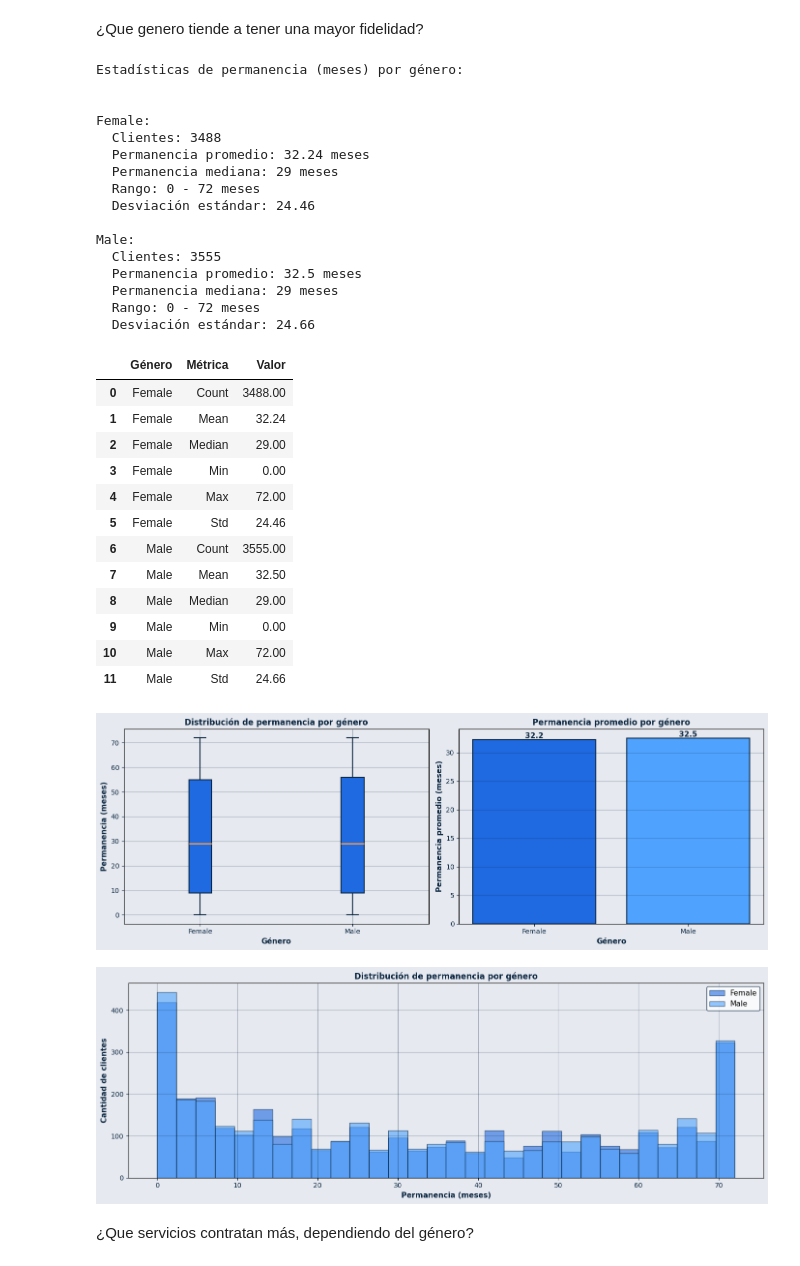
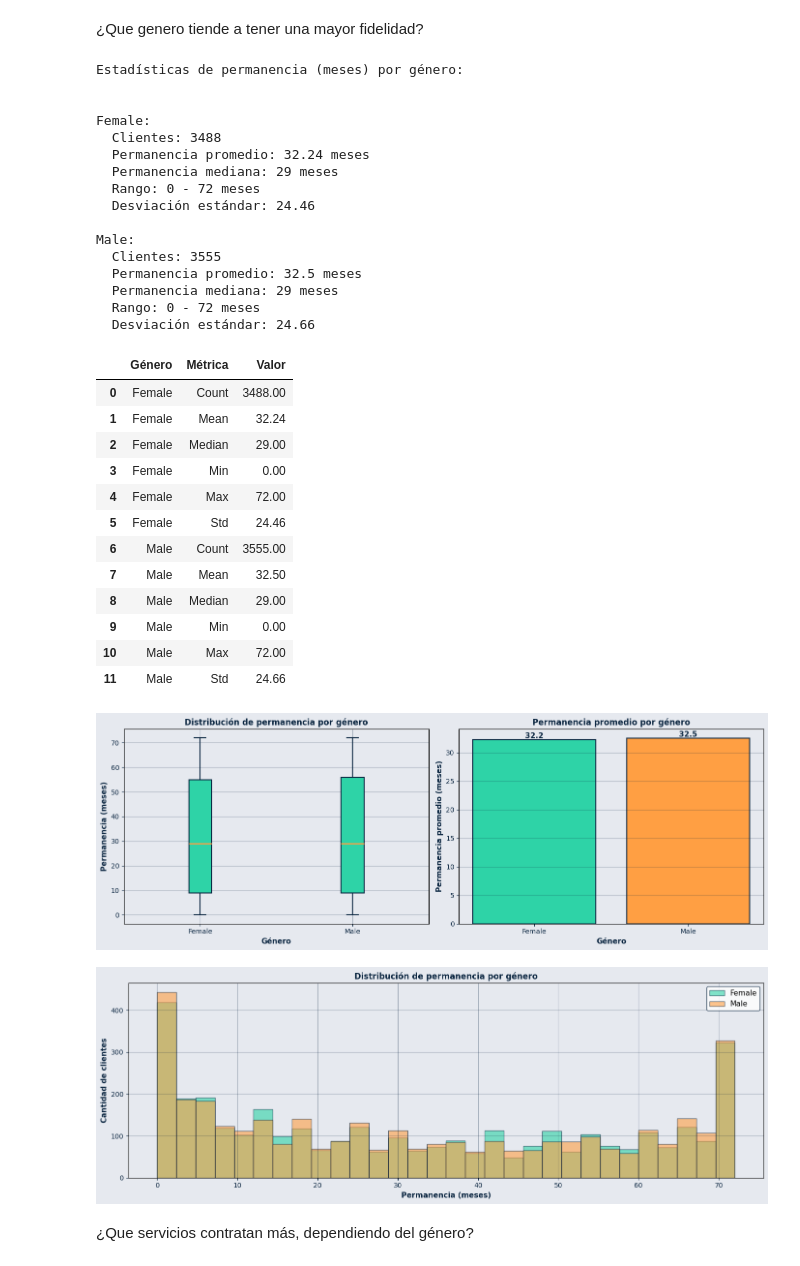
Before and after one commit to paranedagarcia/MLcompleto, a Jupyter notebook: notebooks/EDA.ipynb, the cells around one changed output. Drawn from its saved outputs; the diff is of its cells as text; code cells hidden in the pictures.

```diff
--- a/notebooks/EDA.ipynb
+++ b/notebooks/EDA.ipynb
@@ -248,7 +390,7 @@ conteo_genero = df_copy['gender'].value_counts()
 
 # Gráfica de barras
 plt.figure(figsize=(12,6), facecolor=FONDO)
-ax = conteo_genero.plot(kind='bar', color=[PRINCIPAL, SECUNDARIO], edgecolor=TITULO, linewidth=2)
+ax = conteo_genero.plot(kind='bar', color=[POSITIVO, NEGATIVO], edgecolor=TITULO, linewidth=2)
 ax.set_facecolor(FONDO)
 
 plt.title('Conteo por género', fontsize=14, fontweight='bold', color=TITULO)
@@ -392,7 +534,7 @@ else:
     plot_data = summary_with_all.reset_index()
     plt.figure(figsize=(12,6), facecolor=FONDO)
     # Usar colores Telecom Moderna: servicios individuales en azul, todos en verde
-    bar_colors = [PRINCIPAL]*len(summary) + [POSITIVO]
+    bar_colors = [NEGATIVO]*len(summary) + [POSITIVO]
     ax = sns.barplot(x='index', y='Yes_count', data=plot_data, palette=bar_colors,
                      edgecolor=TITULO, linewidth=1.5)
     ax.set_facecolor(FONDO)
@@ -475,7 +617,7 @@ for ax in axes:
 # Box plot
 tenure_by_gender = [df[df['gender'] == genre]['tenure'].astype(int) for genre in generos]
 bp = axes[0].boxplot(tenure_by_gender, labels=generos, patch_artist=True,
-                      boxprops=dict(facecolor=PRINCIPAL, edgecolor=TITULO, linewidth=1.5),
+                      boxprops=dict(facecolor=POSITIVO, edgecolor=TITULO, linewidth=1.5),
                       medianprops=dict(color=NEGATIVO, linewidth=2),
                       whiskerprops=dict(color=TITULO, linewidth=1.5),
                       capprops=dict(color=TITULO, linewidth=1.5))
@@ -487,7 +629,7 @@ axes[0].tick_params(colors=TITULO)
 
 # Barras con promedio
 means = [tenure_stats[genre]['Mean'] for genre in generos]
-colors_bar = [PRINCIPAL, SECUNDARIO]
+colors_bar = [POSITIVO, NEGATIVO]
 bars = axes[1].bar(generos, means, color=colors_bar, edgecolor=TITULO, linewidth=1.5)
 axes[1].set_ylabel('Permanencia promedio (meses)', fontsize=11, color=TITULO, fontweight='bold')
 axes[1].set_xlabel('Género', fontsize=11, color=TITULO, fontweight='bold')
@@ -508,7 +650,7 @@ plt.show()
 plt.figure(figsize=(14, 5), facecolor=FONDO)
 ax = plt.gca()
 ax.set_facecolor(FONDO)
-for genre, color in zip(generos, [PRINCIPAL, SECUNDARIO]):
+for genre, color in zip(generos, [POSITIVO, NEGATIVO]):
     tenure_data = df[df['gender'] == genre]['tenure'].astype(int)
     plt.hist(tenure_data, bins=30, alpha=0.6, label=genre, color=color, edgecolor=TITULO, linewidth=1)
 
@@ -523,35 +665,35 @@ plt.show()
 # %% [output]
 Estadísticas de permanencia (meses) por género:
 
 
 Female:
   Clientes: 3488
   Permanencia promedio: 32.24 meses
   Permanencia mediana: 29 meses
   Rango: 0 - 72 meses
   Desviación estándar: 24.46
 
 Male:
   Clientes: 3555
   Permanencia promedio: 32.5 meses
   Permanencia mediana: 29 meses
   Rango: 0 - 72 meses
   Desviación estándar: 24.66
 |  | Género | Métrica | Valor |
 | 0 | Female | Count | 3488.00 |
 | 1 | Female | Mean | 32.24 |
 | 2 | Female | Median | 29.00 |
 | 3 | Female | Min | 0.00 |
 | 4 | Female | Max | 72.00 |
 | 5 | Female | Std | 24.46 |
 | 6 | Male | Count | 3555.00 |
 | 7 | Male | Mean | 32.50 |
 | 8 | Male | Median | 29.00 |
 | 9 | Male | Min | 0.00 |
 | 10 | Male | Max | 72.00 |
 | 11 | Male | Std | 24.66 |
-[figure, old version]
+[figure, new version]
-[figure, old version]
+[figure, new version]
 # %% [markdown]
 ¿Que servicios contratan más, dependiendo del género?
 # %%
```
Also changed, not shown: parts of 16 cells of this notebook.
